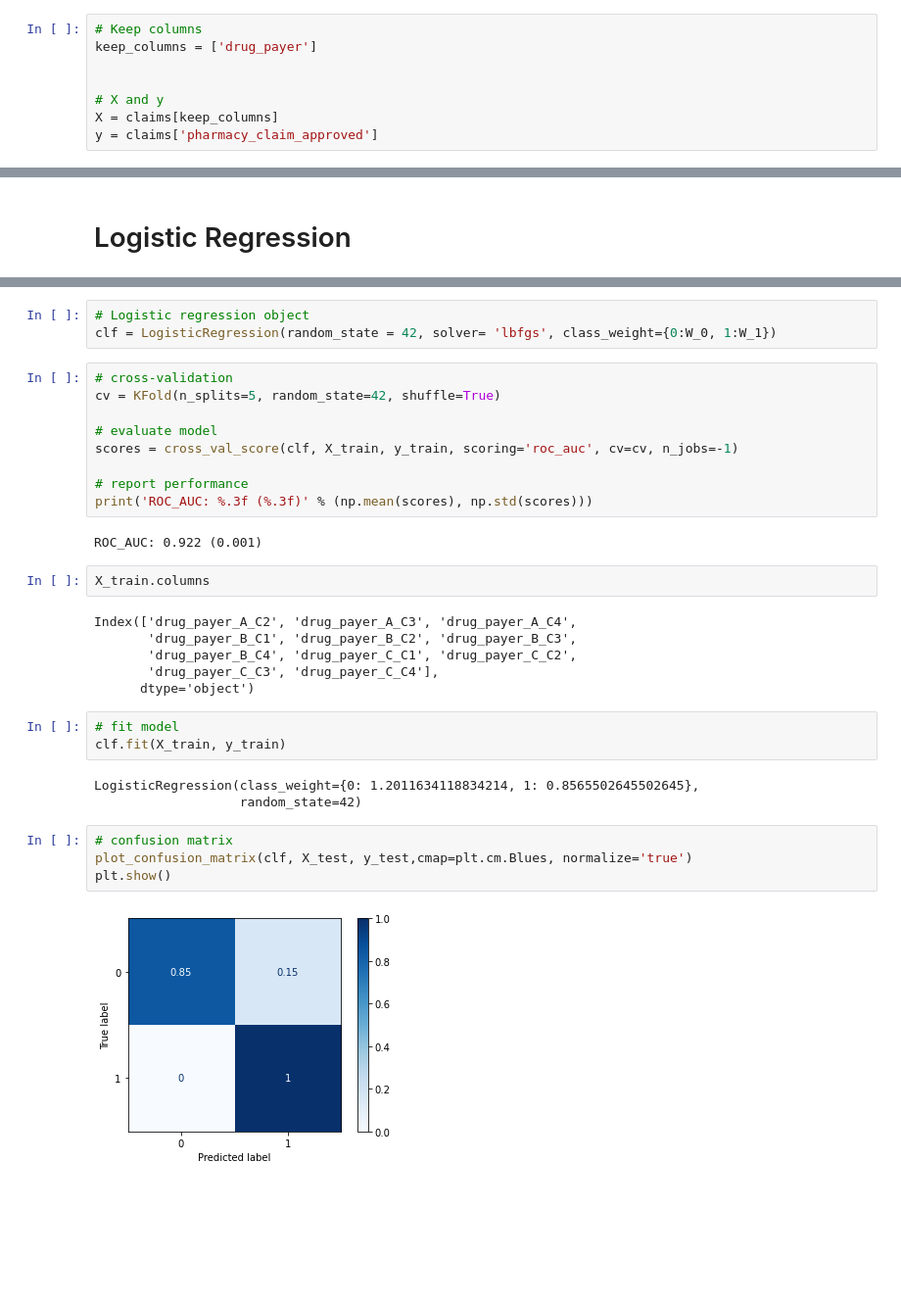
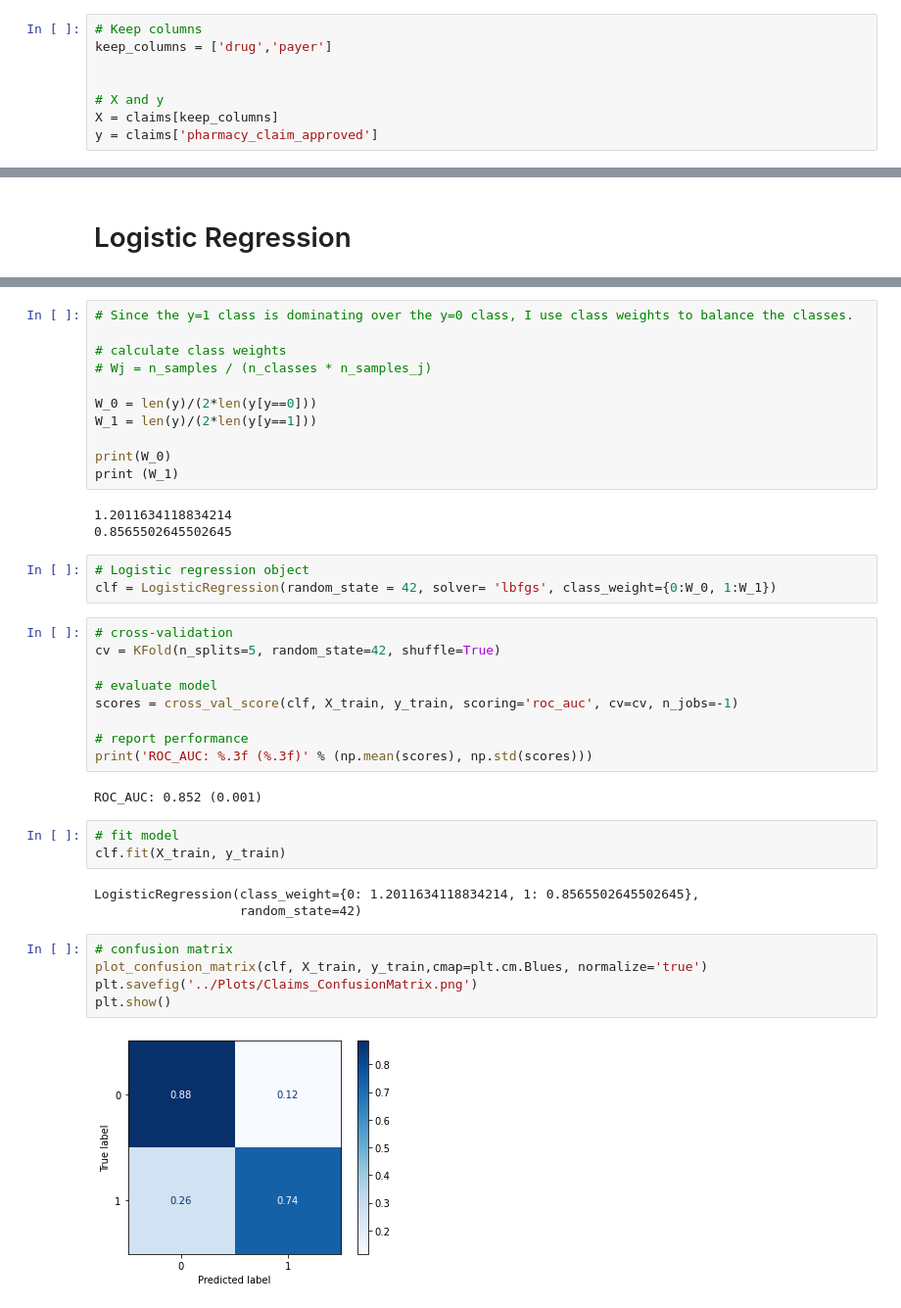
Before and after one commit to alohasiqi/CMM, a Jupyter notebook: NoteBooks/WillYouNeedAPA.ipynb, the cells around one changed output, grey strips where cells are left out. Shown: that part at 98% size. Cells and saved outputs as stored; diff of their text form; blank space fills up the shorter version.

```diff
--- a/NoteBooks/WillYouNeedAPA.ipynb
+++ b/NoteBooks/WillYouNeedAPA.ipynb
@@ -78,6 +84,6 @@ claims.head()
 # %%
 # Keep columns
-keep_columns = ['drug_payer']
+keep_columns = ['drug','payer']
 
 
 # X and y
@@ -145,3 +146,17 @@ print (W_1)
+# %%
+# Since the y=1 class is dominating over the y=0 class, I use class weights to balance the classes.
+
+# calculate class weights
+# Wj = n_samples / (n_classes * n_samples_j)
+
+W_0 = len(y)/(2*len(y[y==0]))
+W_1 = len(y)/(2*len(y[y==1]))
+
+print(W_0)
+print (W_1)
+# %% [output]
+1.2011634118834214
+0.8565502645502645
 # %%
 # Logistic regression object
 clf = LogisticRegression(random_state = 42, solver= 'lbfgs', class_weight={0:W_0, 1:W_1})
@@ -155,24 +170,17 @@ scores = cross_val_score(clf, X_train, y_train, scoring='roc_auc', cv=cv, n_jobs
 # report performance
 print('ROC_AUC: %.3f (%.3f)' % (np.mean(scores), np.std(scores)))
 # %% [output]
-ROC_AUC: 0.922 (0.001)
+ROC_AUC: 0.852 (0.001)
-# %%
-X_train.columns
-# %% [output]
-Index(['drug_payer_A_C2', 'drug_payer_A_C3', 'drug_payer_A_C4',
-       'drug_payer_B_C1', 'drug_payer_B_C2', 'drug_payer_B_C3',
-       'drug_payer_B_C4', 'drug_payer_C_C1', 'drug_payer_C_C2',
-       'drug_payer_C_C3', 'drug_payer_C_C4'],
-      dtype='object')
-# %%
-# fit model
-clf.fit(X_train, y_train)
-# %% [output]
-LogisticRegression(class_weight={0: 1.2011634118834214, 1: 0.8565502645502645},
-                   random_state=42)
+# %%
+# fit model
+clf.fit(X_train, y_train)
+# %% [output]
+LogisticRegression(class_weight={0: 1.2011634118834214, 1: 0.8565502645502645},
+                   random_state=42)
 # %%
 # confusion matrix
-plot_confusion_matrix(clf, X_test, y_test,cmap=plt.cm.Blues, normalize='true')
+plot_confusion_matrix(clf, X_train, y_train,cmap=plt.cm.Blues, normalize='true')
+plt.savefig('../Plots/Claims_ConfusionMatrix.png')
 plt.show()
 # %% [output]
-[figure, old version]
+[figure, new version]
```
Also changed, not shown: parts of 40 cells of this notebook, 2 other files.
